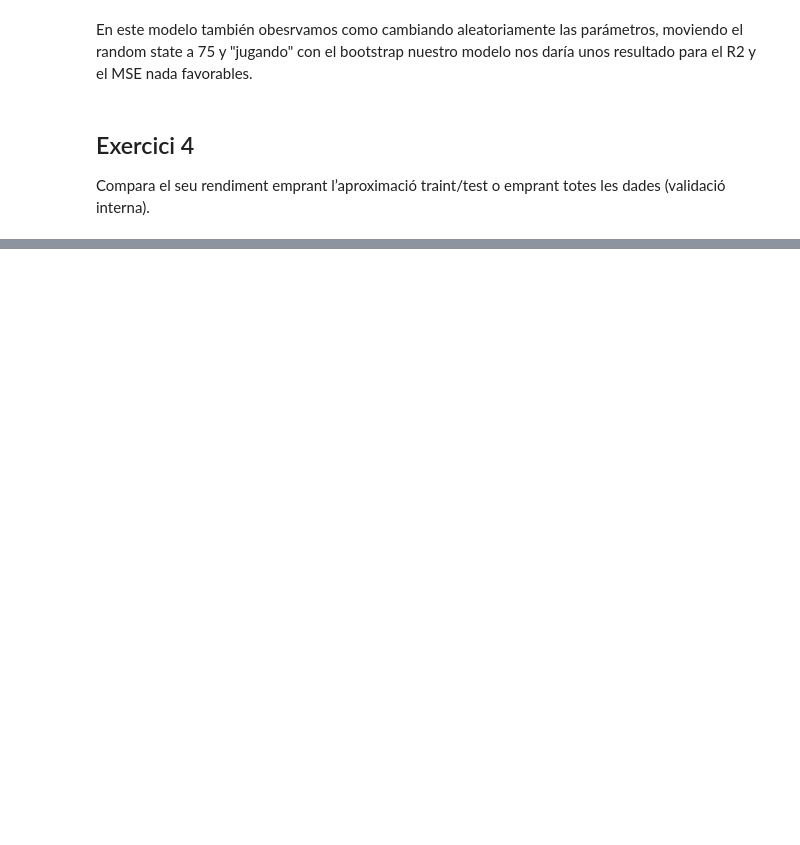
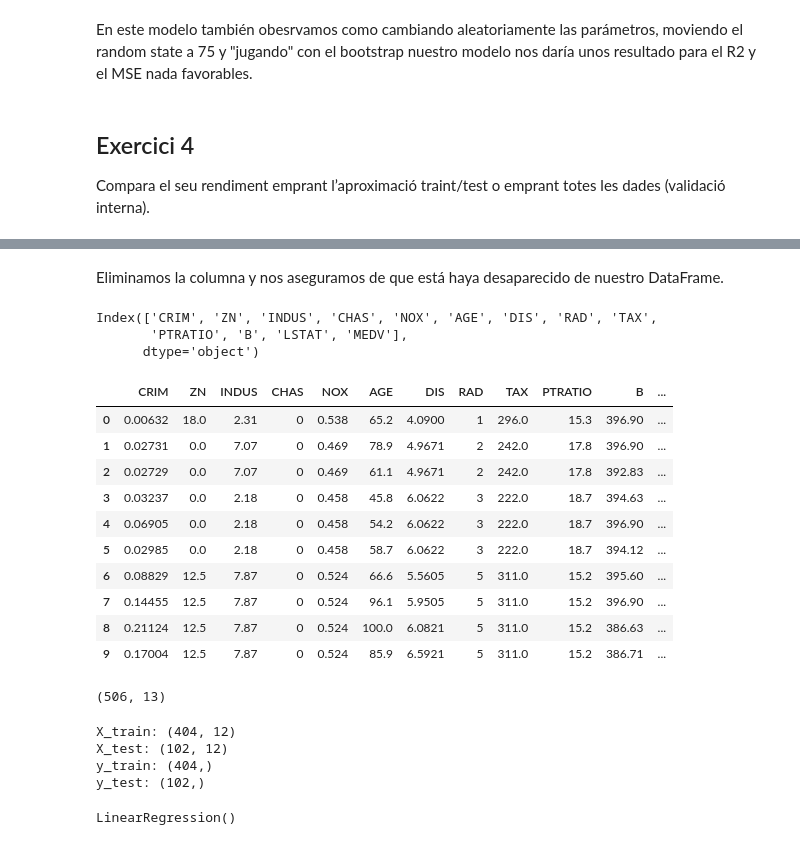
Before and after one commit to analopez-datascience/ML_regressions, a Jupyter notebook: Sprint 6 - Tasca M6 T01.ipynb, the cells around one changed output, grey strips where cells are left out. Cells and saved outputs as stored; diff of their text form; code cells hidden in the pictures; blank space fills up the shorter version.

```diff
--- a/Sprint 6 - Tasca M6 T01.ipynb
+++ b/Sprint 6 - Tasca M6 T01.ipynb
@@ -605,0 +614,3 @@ Compara el seu rendiment emprant l’aproximació traint/test o emprant totes le
+# %%
+df.tres = df.copy()
+df.tres
@@ -605,0 +631,28 @@ Compara el seu rendiment emprant l’aproximació traint/test o emprant totes le
+# %% [markdown]
+Eliminamos la columna y nos aseguramos de que está haya desaparecido de nuestro DataFrame.
+# %%
+df.tres.drop(['RM'], axis=1, inplace=True)
+# %%
+df.tres.columns
+# %% [output]
+Index(['CRIM', 'ZN', 'INDUS', 'CHAS', 'NOX', 'AGE', 'DIS', 'RAD', 'TAX',
+       'PTRATIO', 'B', 'LSTAT', 'MEDV'],
+      dtype='object')
+# %%
+df.tres.head(10)
+# %% [output]
+|  | CRIM | ZN | INDUS | CHAS | NOX | AGE | DIS | RAD | TAX | PTRATIO | B | ... |
+| 0 | 0.00632 | 18.0 | 2.31 | 0 | 0.538 | 65.2 | 4.0900 | 1 | 296.0 | 15.3 | 396.90 | ... |
+| 1 | 0.02731 | 0.0 | 7.07 | 0 | 0.469 | 78.9 | 4.9671 | 2 | 242.0 | 17.8 | 396.90 | ... |
+| 2 | 0.02729 | 0.0 | 7.07 | 0 | 0.469 | 61.1 | 4.9671 | 2 | 242.0 | 17.8 | 392.83 | ... |
+| 3 | 0.03237 | 0.0 | 2.18 | 0 | 0.458 | 45.8 | 6.0622 | 3 | 222.0 | 18.7 | 394.63 | ... |
+| 4 | 0.06905 | 0.0 | 2.18 | 0 | 0.458 | 54.2 | 6.0622 | 3 | 222.0 | 18.7 | 396.90 | ... |
+| 5 | 0.02985 | 0.0 | 2.18 | 0 | 0.458 | 58.7 | 6.0622 | 3 | 222.0 | 18.7 | 394.12 | ... |
+| 6 | 0.08829 | 12.5 | 7.87 | 0 | 0.524 | 66.6 | 5.5605 | 5 | 311.0 | 15.2 | 395.60 | ... |
+| 7 | 0.14455 | 12.5 | 7.87 | 0 | 0.524 | 96.1 | 5.9505 | 5 | 311.0 | 15.2 | 396.90 | ... |
+| 8 | 0.21124 | 12.5 | 7.87 | 0 | 0.524 | 100.0 | 6.0821 | 5 | 311.0 | 15.2 | 386.63 | ... |
+| 9 | 0.17004 | 12.5 | 7.87 | 0 | 0.524 | 85.9 | 6.5921 | 5 | 311.0 | 15.2 | 386.71 | ... |
+# %%
+df.tres.shape
+# %% [output]
+(506, 13)
@@ -605,0 +662,9 @@ Compara el seu rendiment emprant l’aproximació traint/test o emprant totes le
+# %%
+X_train, X_test, y_train, y_test = train_test_split(X, y, test_size=0.20, random_state=1)
+print("X_train:", X_train.shape, "\nX_test:", X_test.shape,
+      "\ny_train:", y_train.shape, "\ny_test:",y_test.shape)
+# %% [output]
+X_train: (404, 12)
+X_test: (102, 12)
+y_train: (404,)
+y_test: (102,)
@@ -605,0 +674,5 @@ Compara el seu rendiment emprant l’aproximació traint/test o emprant totes le
+# %%
+#ENTRENAR
+regr_tres.fit(X_train, y_train)
+# %% [output]
+LinearRegression()
```
Also changed, not shown: parts of 30 cells of this notebook.
